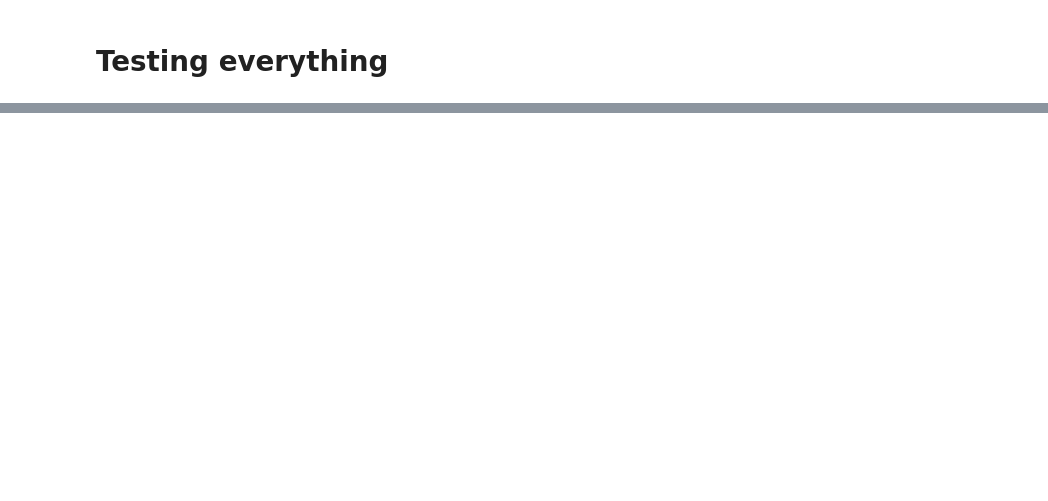
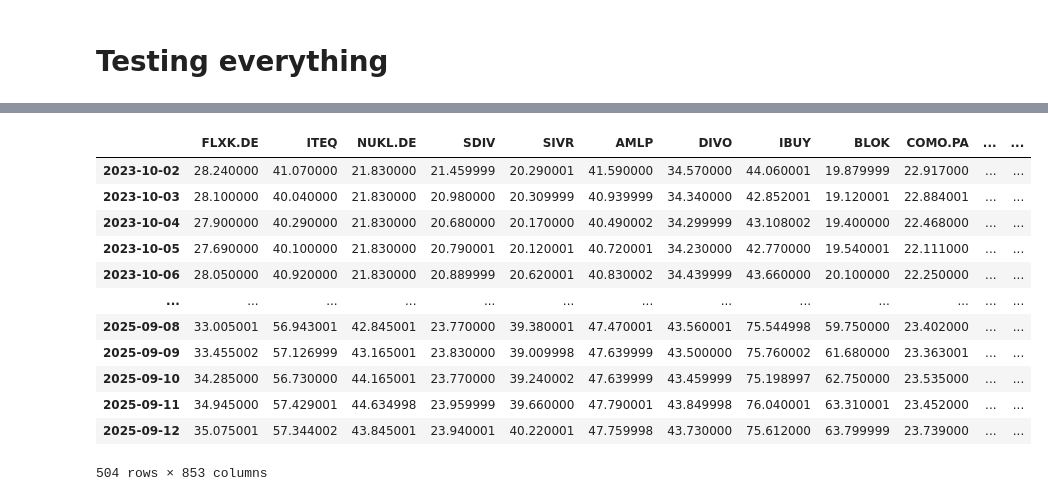
Before and after one commit to mario-s-duarte/funds-1, a Jupyter notebook: teste.ipynb, the cells around one changed output, grey strips where cells are left out. Drawn from its saved outputs; the diff is of its cells as text; code cells hidden in the pictures; blank space fills up the shorter version.

```diff
--- a/teste.ipynb
+++ b/teste.ipynb
@@ -299,0 +49,19 @@ os.listdir(".\cotacoes_morningstar")
+# %%
+import pandas as pd
+df_etf_quotes = pd.read_csv("etf_quotes.csv", parse_dates=True,index_col=0).sort_index(ascending=True).ffill().bfill()
+# %%
+df_etf_quotes
+# %% [output]
+|  | FLXK.DE | ITEQ | NUKL.DE | SDIV | SIVR | AMLP | DIVO | IBUY | BLOK | COMO.PA | ... | ... |
+| 2023-10-02 | 28.240000 | 41.070000 | 21.830000 | 21.459999 | 20.290001 | 41.590000 | 34.570000 | 44.060001 | 19.879999 | 22.917000 | ... | ... |
+| 2023-10-03 | 28.100000 | 40.040000 | 21.830000 | 20.980000 | 20.309999 | 40.939999 | 34.340000 | 42.852001 | 19.120001 | 22.884001 | ... | ... |
+| 2023-10-04 | 27.900000 | 40.290000 | 21.830000 | 20.680000 | 20.170000 | 40.490002 | 34.299999 | 43.108002 | 19.400000 | 22.468000 | ... | ... |
+| 2023-10-05 | 27.690000 | 40.100000 | 21.830000 | 20.790001 | 20.120001 | 40.720001 | 34.230000 | 42.770000 | 19.540001 | 22.111000 | ... | ... |
+| 2023-10-06 | 28.050000 | 40.920000 | 21.830000 | 20.889999 | 20.620001 | 40.830002 | 34.439999 | 43.660000 | 20.100000 | 22.250000 | ... | ... |
+| ... | ... | ... | ... | ... | ... | ... | ... | ... | ... | ... | ... | ... |
+| 2025-09-08 | 33.005001 | 56.943001 | 42.845001 | 23.770000 | 39.380001 | 47.470001 | 43.560001 | 75.544998 | 59.750000 | 23.402000 | ... | ... |
+| 2025-09-09 | 33.455002 | 57.126999 | 43.165001 | 23.830000 | 39.009998 | 47.639999 | 43.500000 | 75.760002 | 61.680000 | 23.363001 | ... | ... |
+| 2025-09-10 | 34.285000 | 56.730000 | 44.165001 | 23.770000 | 39.240002 | 47.639999 | 43.459999 | 75.198997 | 62.750000 | 23.535000 | ... | ... |
+| 2025-09-11 | 34.945000 | 57.429001 | 44.634998 | 23.959999 | 39.660000 | 47.790001 | 43.849998 | 76.040001 | 63.310001 | 23.452000 | ... | ... |
+| 2025-09-12 | 35.075001 | 57.344002 | 43.845001 | 23.940001 | 40.220001 | 47.759998 | 43.730000 | 75.612000 | 63.799999 | 23.739000 | ... | ... |
+504 rows × 853 columns
```
Also changed, not shown: parts of 11 cells of this notebook, 14 other files.
